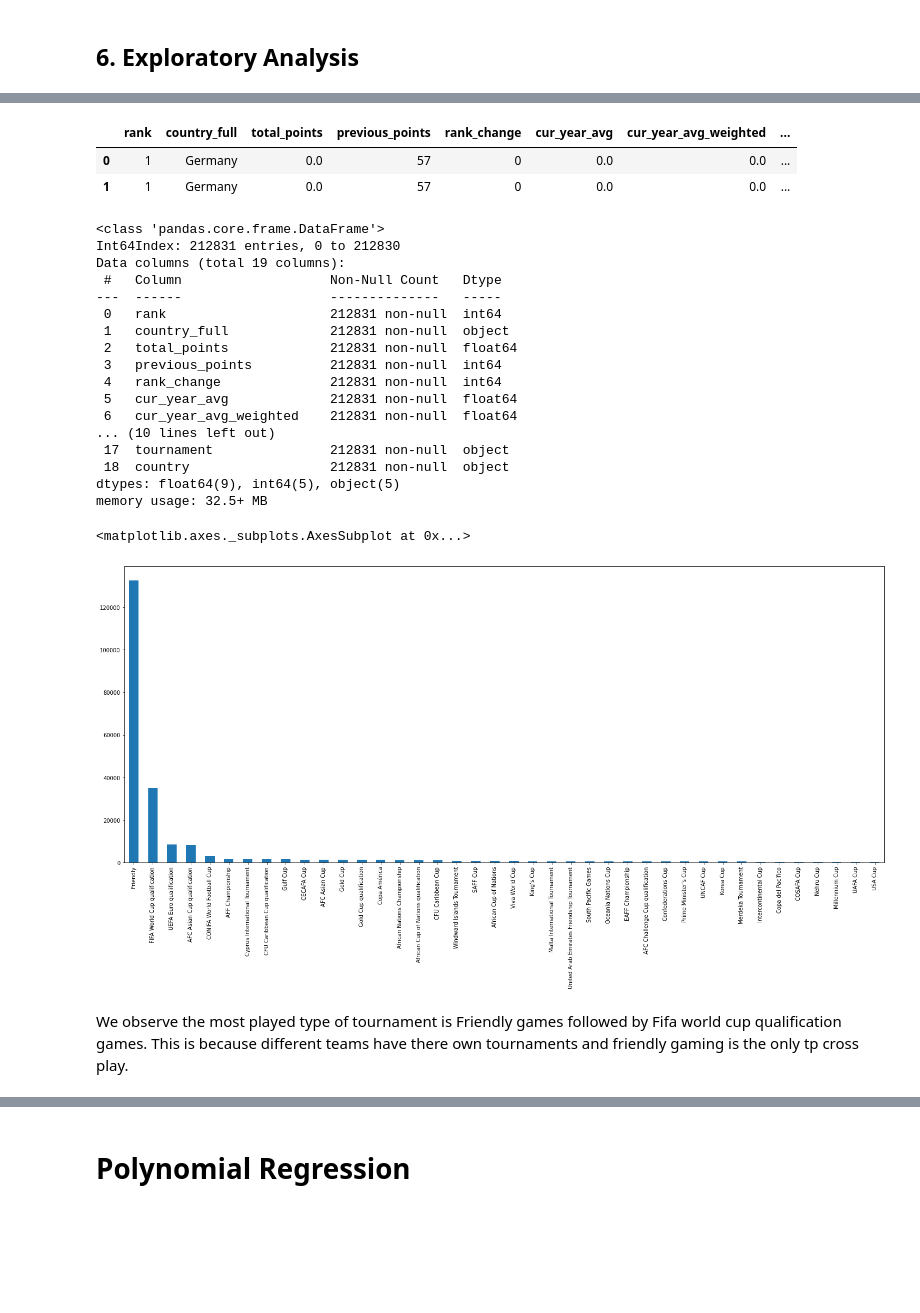
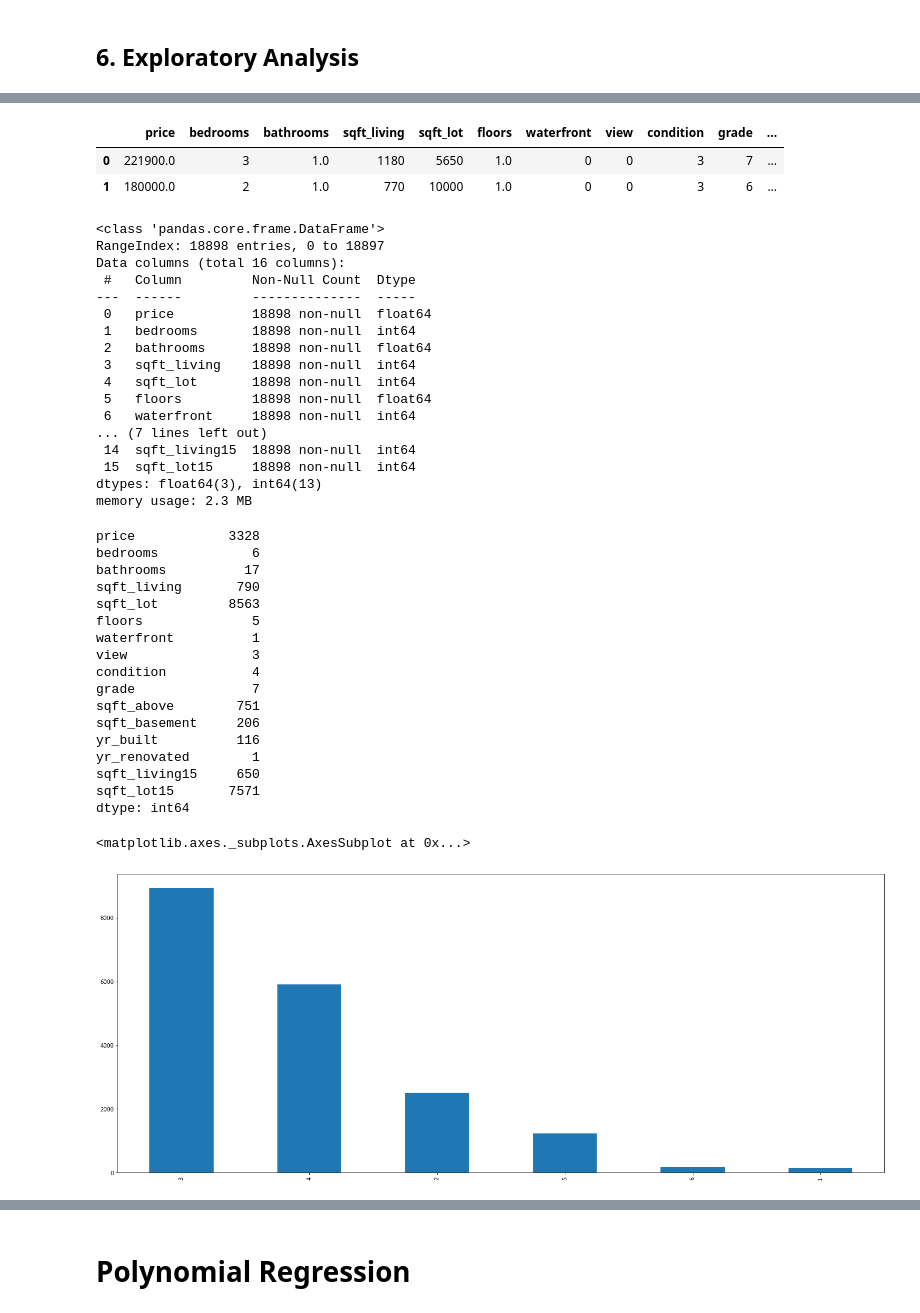
Before and after one commit to Collokd/Core_Week_7_Independent_Project, a Jupyter notebook: Week_7_Independent_Project_Collins_Kemboi.ipynb, the cells around one changed output, grey strips where cells are left out. Saved outputs shown, nothing was run; the diff lists cells and outputs as text; code cells hidden in the pictures; blank space fills up the shorter version.

```diff
--- a/Week_7_Independent_Project_Collins_Kemboi.ipynb
+++ b/Week_7_Independent_Project_Collins_Kemboi.ipynb
@@ -268,0 +275,8 @@ Length: 18898, dtype: bool
+# %%
+# Loading our dataset and creating a dataframe.
+# previewing our column names.
+#
+# ----
+#
+df = pd.read_csv("clean.csv")
+df.columns
@@ -290,42 +322,59 @@ memory usage: 39.2+ MB
 # %%
 # Dropping unnecessary columns
-combined = combined.drop(['country_abrv','date','confederation','city','neutral'], axis = 1)
-combined.head(2)
+df1 = df.drop(['Unnamed: 0','id'], axis = 1)
+df1.head(2)
 # %% [output]
-|  | rank | country_full | total_points | previous_points | rank_change | cur_year_avg | cur_year_avg_weighted | ... |
-| 0 | 1 | Germany | 0.0 | 57 | 0 | 0.0 | 0.0 | ... |
-| 1 | 1 | Germany | 0.0 | 57 | 0 | 0.0 | 0.0 | ... |
+|  | price | bedrooms | bathrooms | sqft_living | sqft_lot | floors | waterfront | view | condition | grade | ... |
+| 0 | 221900.0 | 3 | 1.0 | 1180 | 5650 | 1.0 | 0 | 0 | 3 | 7 | ... |
+| 1 | 180000.0 | 2 | 1.0 | 770 | 10000 | 1.0 | 0 | 0 | 3 | 6 | ... |
 # %%
-combined.info()
+df1.info()
 # %% [output]
 <class 'pandas.core.frame.DataFrame'>
-Int64Index: 212831 entries, 0 to 212830
-Data columns (total 19 columns):
- #   Column                   Non-Null Count   Dtype
----  ------                   --------------   -----
- 0   rank                     212831 non-null  int64
- 1   country_full             212831 non-null  object
- 2   total_points             212831 non-null  float64
- 3   previous_points          212831 non-null  int64
- 4   rank_change              212831 non-null  int64
- 5   cur_year_avg             212831 non-null  float64
- 6   cur_year_avg_weighted    212831 non-null  float64
-... (10 lines left out)
- 17  tournament               212831 non-null  object
- 18  country                  212831 non-null  object
-dtypes: float64(9), int64(5), object(5)
-memory usage: 32.5+ MB
+RangeIndex: 18898 entries, 0 to 18897
+Data columns (total 16 columns):
+ #   Column         Non-Null Count  Dtype
+---  ------         --------------  -----
+ 0   price          18898 non-null  float64
+ 1   bedrooms       18898 non-null  int64
+ 2   bathrooms      18898 non-null  float64
+ 3   sqft_living    18898 non-null  int64
+ 4   sqft_lot       18898 non-null  int64
+ 5   floors         18898 non-null  float64
+ 6   waterfront     18898 non-null  int64
+... (7 lines left out)
+ 14  sqft_living15  18898 non-null  int64
+ 15  sqft_lot15     18898 non-null  int64
+dtypes: float64(3), int64(13)
+memory usage: 2.3 MB
+# %%
+df1.nunique()
+# %% [output]
+price            3328
+bedrooms            6
+bathrooms          17
+sqft_living       790
+sqft_lot         8563
+floors              5
+waterfront          1
+view                3
+condition           4
+grade               7
+sqft_above        751
+sqft_basement     206
+yr_built          116
+yr_renovated        1
+sqft_living15     650
+sqft_lot15       7571
+dtype: int64
 # %%
 # Ploting the univariate summaries and recording our observations
 #
 plt.figure(figsize=(25,10))
-combined['tournament'].value_counts().plot.bar()
+df1['bedrooms'].value_counts().plot.bar()
 # %% [output]
 <matplotlib.axes._subplots.AxesSubplot at 0x...>
-[figure, old version]
+[figure, new version]
-# %% [markdown]
-
-We observe the most played type of tournament is Friendly games followed by Fifa world cup qualification games. This is because different teams have there own tournaments and friendly gaming is the only tp cross play.
 # %%
 # Ploting the univariate summaries and recording our observations
 #
```
Also changed, not shown: parts of 21 cells of this notebook.
